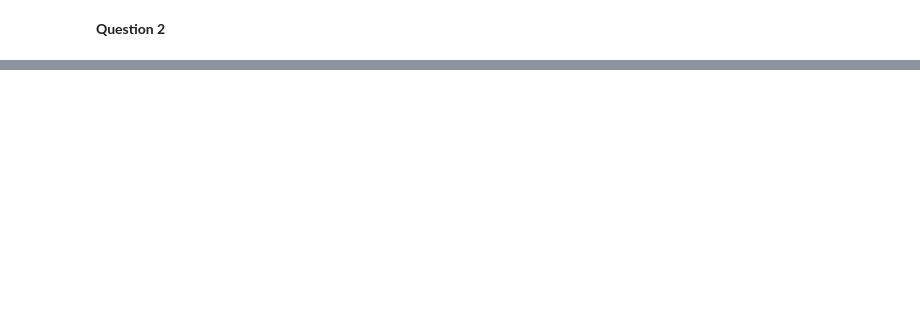
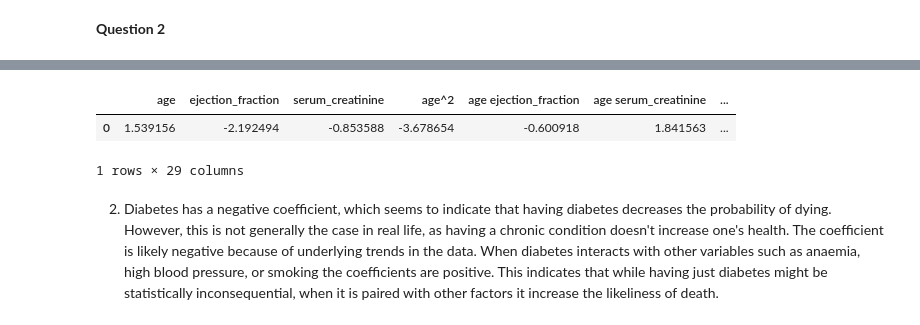
Before and after one commit to oliviapang/DS_3001_Assignments, a Jupyter notebook: Assignment_4/4_Regularization.ipynb, the cells around one changed output, grey strips where cells are left out. Drawn from its saved outputs; the diff is of its cells as text; code cells hidden in the pictures; blank space fills up the shorter version.

```diff
--- a/Assignment_4/4_Regularization.ipynb
+++ b/Assignment_4/4_Regularization.ipynb
@@ -29,0 +131,21 @@ df = pd.read_csv('/content/data/cars_hw.csv')
+# %%
+# 1
+df = pd.read_csv('/content/data/heart_failure_clinical_records_dataset.csv')
+num_features = ['age', 'ejection_fraction', 'serum_creatinine']
+X_num = df.loc[:, num_features]
+num_poly = PolynomialFeatures(degree = 3, include_bias=False)
+X_num_poly = num_poly.fit_transform(X_num)
+scaler = StandardScaler()
+X_num_scaled = scaler.fit_transform(X_num_poly)
+num_poly_names = num_poly.get_feature_names_out()
+num_df = pd.DataFrame(X_num_scaled, columns = num_poly_names)
+
+cat_features = ['anaemia', 'diabetes', 'high_blood_pressure', 'smoking']
+cat_poly = PolynomialFeatures(interaction_only = True, include_bias = False)
+X_cat = df.loc[:, cat_features]
+X_cat_poly = cat_poly.fit_transform(X_cat)
+cat_poly_names = cat_poly.get_feature_names_out()
+cat_df = pd.DataFrame(X_cat_poly, columns = cat_poly_names)
+
+X = pd.concat([num_df, cat_df], axis=1)
+X.head()
@@ -29,0 +160,13 @@ df = pd.read_csv('/content/data/cars_hw.csv')
+# %%
+# 2
+y = df['DEATH_EVENT']
+lmodel = LinearRegression()
+lmodel.fit(X, y)
+names = X.columns
+pd.DataFrame(lmodel.coef_.reshape(1, -1), columns = names)
+# %% [output]
+|  | age | ejection_fraction | serum_creatinine | age^2 | age ejection_fraction | age serum_creatinine | ... |
+| 0 | 1.539156 | -2.192494 | -0.853588 | -3.678654 | -0.600918 | 1.841563 | ... |
+1 rows × 29 columns
+# %% [markdown]
+2. Diabetes has a negative coefficient, which seems to indicate that having diabetes decreases the probability of dying. However, this is not generally the case in real life, as having a chronic condition doesn't increase one's health. The coefficient is likely negative because of underlying trends in the data. When diabetes interacts with other variables such as anaemia, high blood pressure, or smoking the coefficients are positive. This indicates that while having just diabetes might be statistically inconsequential, when it is paired with other factors it increase the likeliness of death.
```
Also changed, not shown: parts of 17 cells of this notebook.
